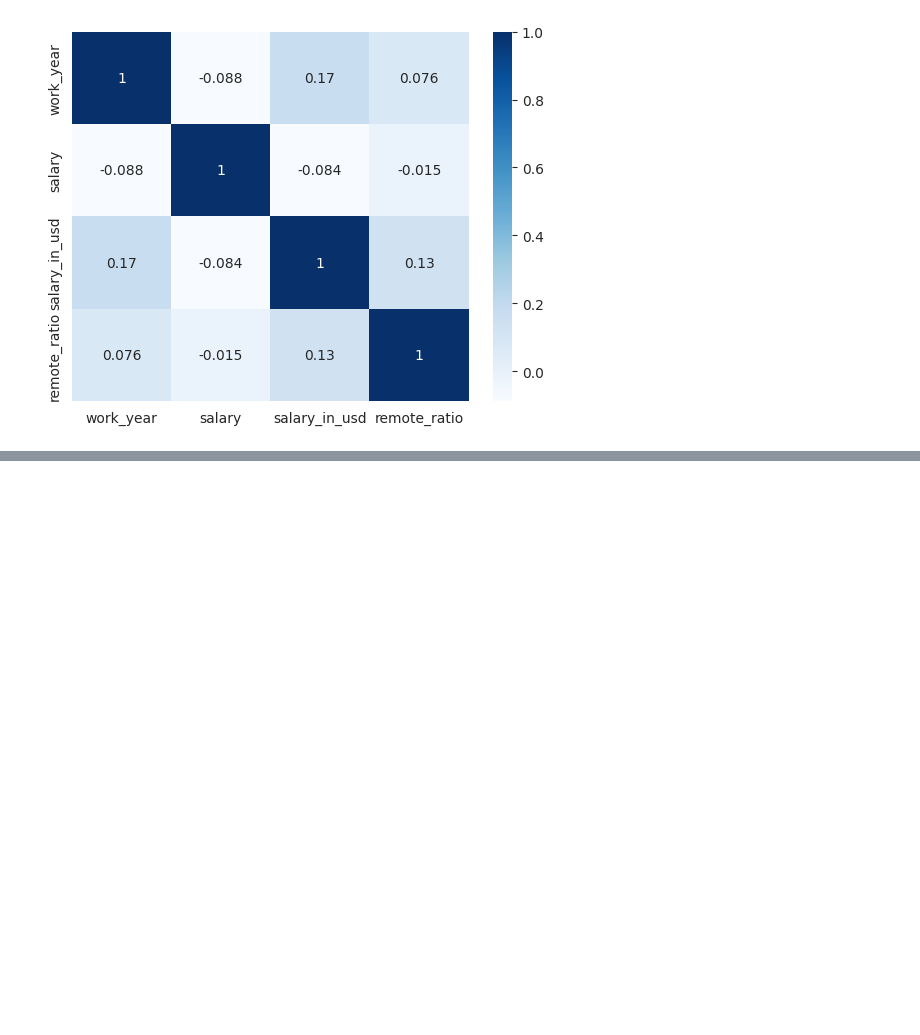
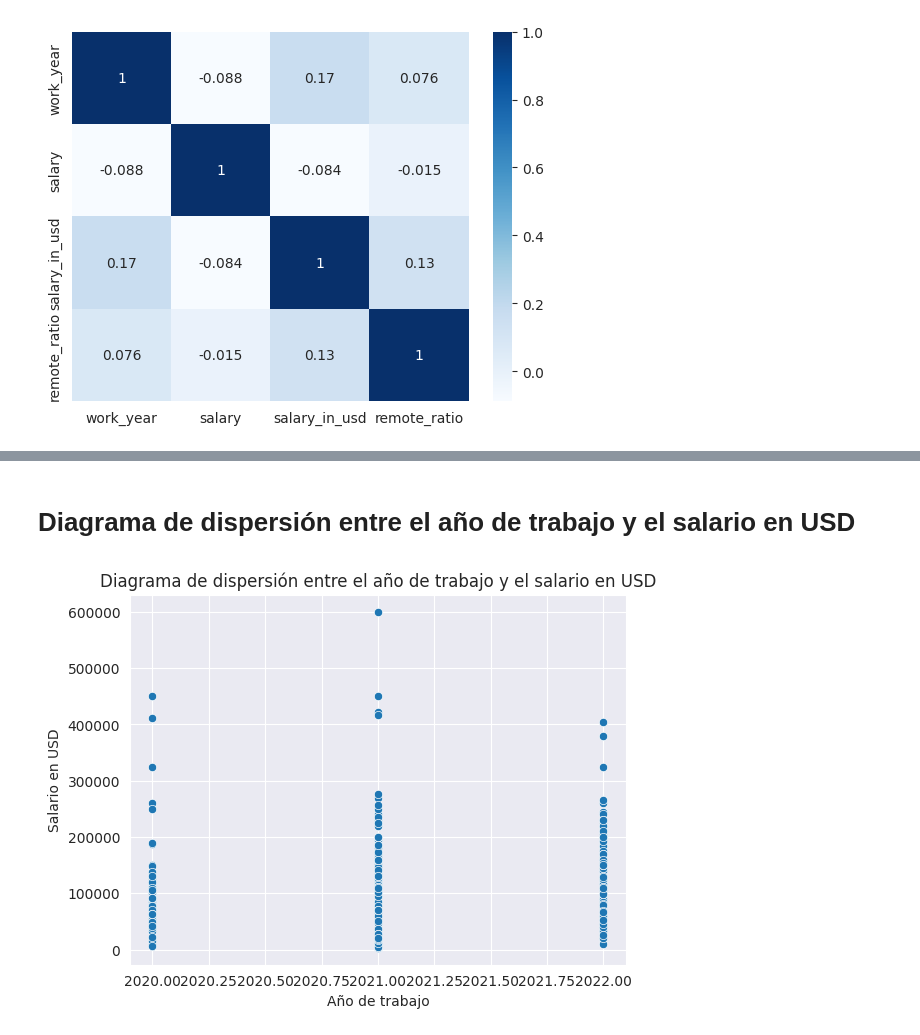
Before and after one commit to richistron/ds-bootcamp, a Jupyter notebook: src/modulo1/Final_M1_DS.ipynb, the cells around one changed output, grey strips where cells are left out. Drawn from its saved outputs; the diff is of its cells as text; code cells hidden in the pictures; blank space fills up the shorter version.

Commit message:
fix: Trabajo final borrador 1

```diff
--- a/src/modulo1/Final_M1_DS.ipynb
+++ b/src/modulo1/Final_M1_DS.ipynb
@@ -226,0 +213,10 @@ sb.heatmap(correlacion, cmap="Blues", annot=True)
+# %% [markdown]
+# Diagrama de dispersión entre el año de trabajo y el salario en USD
+# %%
+sb.scatterplot(x='work_year', y='salary_in_usd', data=df)
+plot.xlabel('Año de trabajo')
+plot.ylabel('Salario en USD')
+plot.title('Diagrama de dispersión entre el año de trabajo y el salario en USD')
+plot.show()
+# %% [output]
+[figure, added]
```
Also changed, not shown: parts of 54 cells of this notebook.
